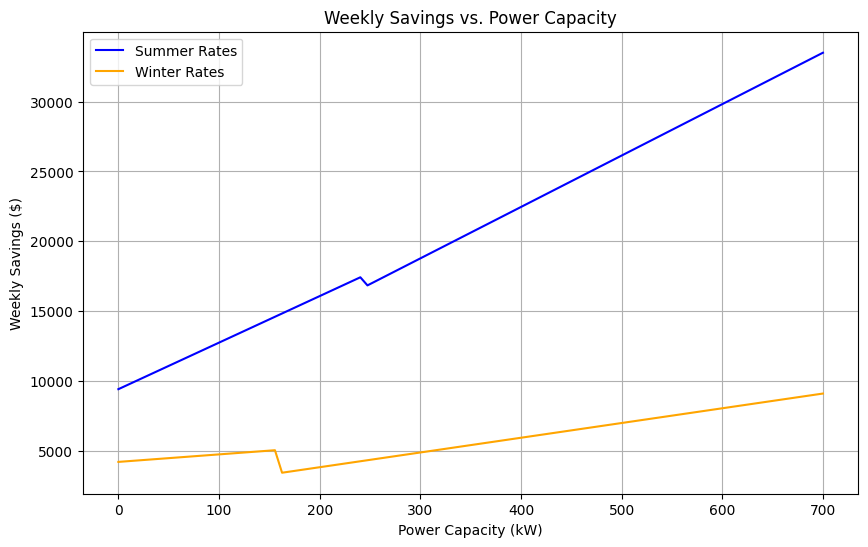
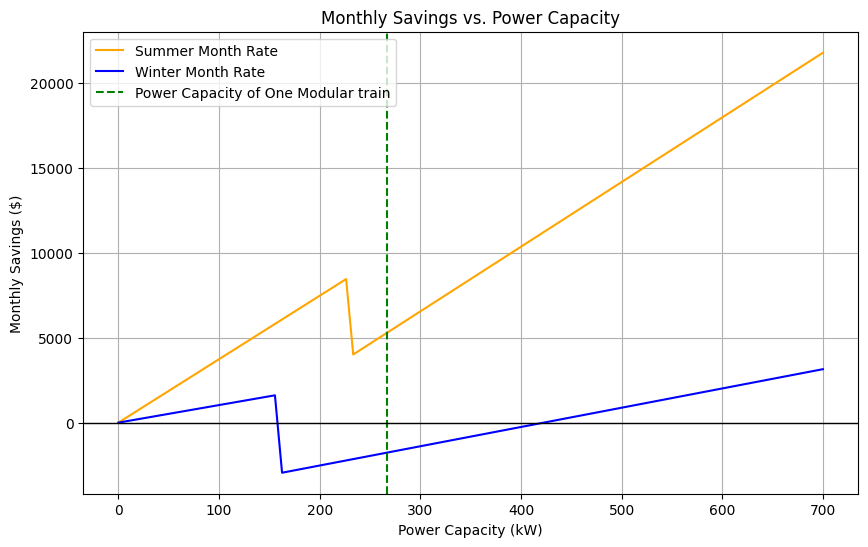
The change to this notebook cell's code, shown as a diff; its figure went from the first image to the second:
--- before
+++ after
@@ -1,17 +1,23 @@
 # Plot the savings for summer and winter rates
 summer_weekly_rate = {'num_peak_hrs': 25, 'peak_demand_cost': 36.78, 'off_peak_demand_cost': 19.94, 'peak_consumption_cost': 0.1525, 'off_peak_consumption_cost': 0.1016}
-winter_weekly_rate = {'num_peak_hrs': 35, 'peak_demand_cost': 10.54, 'off_peak_demand_cost': 19.64, 'peak_consumption_cost': 0.1157, 'off_peak_consumption_cost': 0.0929}
+winter_weekly_rate = {'num_peak_hrs': 35, 'peak_demand_cost': 10.54, 'off_peak_demand_cost': 19.62, 'peak_consumption_cost': 0.1157, 'off_peak_consumption_cost': 0.0929}
+
+print(calculate_monthly_savings(267, wrd_plant_chars, summer_weekly_rate))
+print(calculate_monthly_savings(267, wrd_plant_chars, winter_weekly_rate))
 
 x = np.linspace(0, 700, 100)
-y1 = calculate_savings_weekly(x, wrd_plant_chars, summer_weekly_rate)
-y2 = calculate_savings_weekly(x, wrd_plant_chars, winter_weekly_rate)
+y1 = calculate_monthly_savings(x, wrd_plant_chars, summer_weekly_rate)
+y2 = calculate_monthly_savings(x, wrd_plant_chars, winter_weekly_rate)
 
 plt.figure(figsize=(10, 6))
-plt.plot(x, y1, label='Summer Rates', color='blue')
-plt.plot(x, y2, label='Winter Rates', color='orange')
-plt.title('Weekly Savings vs. Power Capacity')
+plt.plot(x, y1, label='Summer Month Rate', color='orange')
+plt.plot(x, y2, label='Winter Month Rate', color='blue')
+plt.axvline(267, color='green', linestyle='--', label='Power Capacity of One Modular train')
+plt.title('Monthly Savings vs. Power Capacity')
 plt.xlabel('Power Capacity (kW)')
-plt.ylabel('Weekly Savings ($)')
+plt.ylabel('Monthly Savings ($)')
 plt.legend()
+plt.axhline(0, color='black', linestyle='-', linewidth=1)
 plt.grid(True)
-plt.show()
+plt.savefig('monthly_savings_plot.png', dpi=300)
+

Commit: Improving notebook with plots